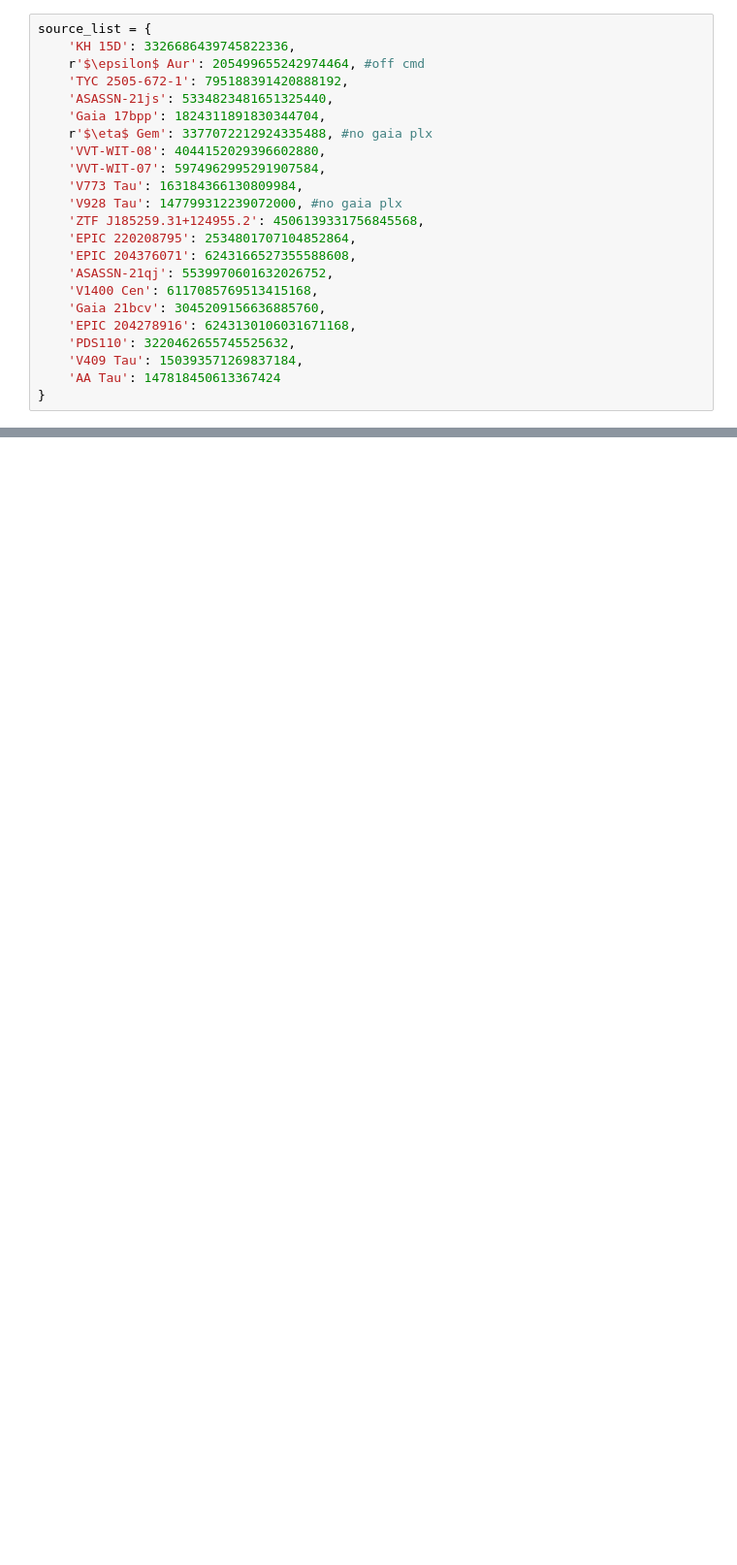
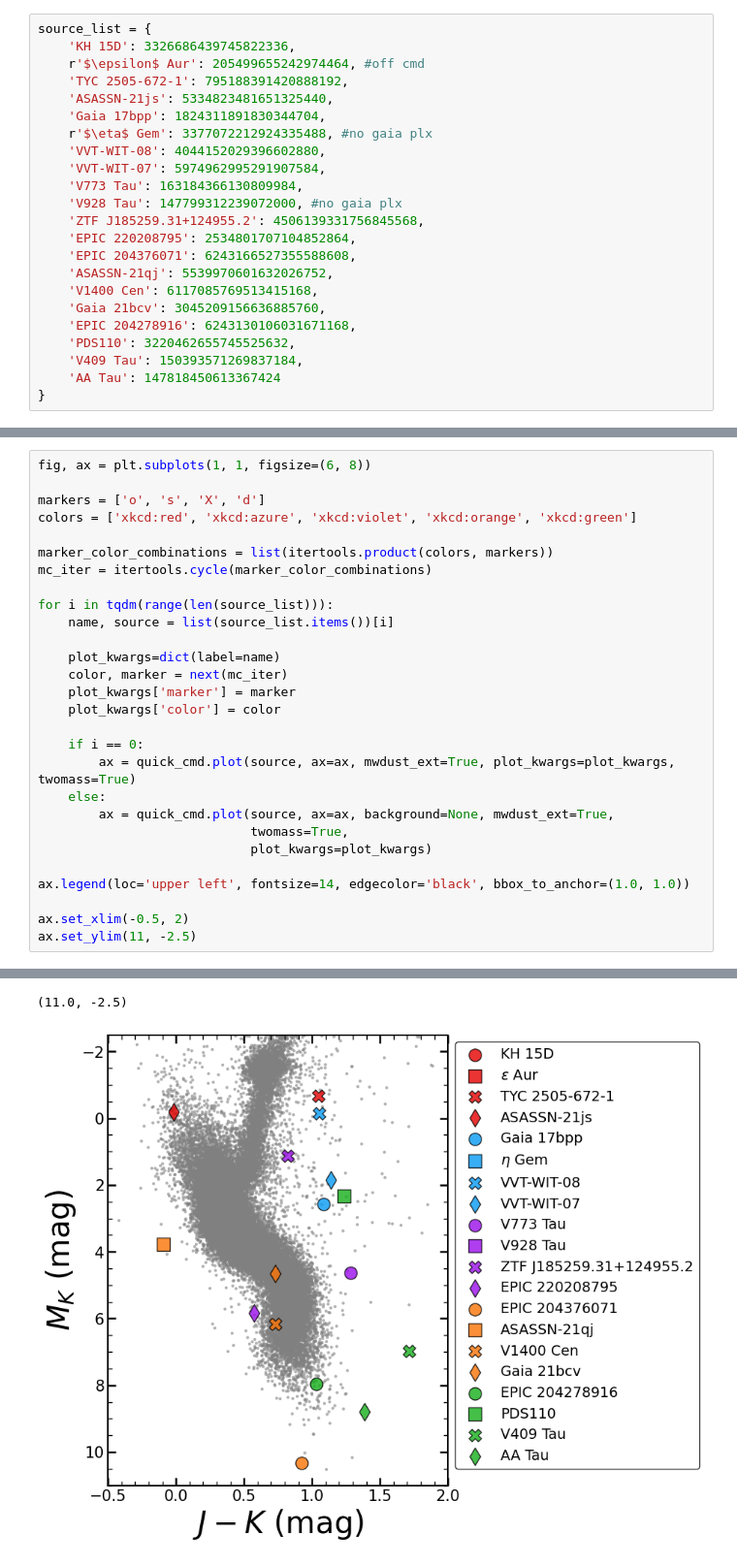
Before and after one commit to dmrowan/binarycmd, a Jupyter notebook: example/24fw_cmd.ipynb, the cells around one changed output, grey strips where cells are left out. Shown: that part at 97% size. Cells and saved outputs as stored; diff of their text form; blank space fills up the shorter version.

Commit message:
updated quick_cmd to use 2mass
additional kwarg for quick cmd
changes to get_extinctions to load in maps as needed
updated random gaia stars to include 2mass mags

```diff
--- a/example/24fw_cmd.ipynb
+++ b/example/24fw_cmd.ipynb
@@ -68,0 +67,29 @@ INFO: loading in combined19 [binarycmd.get_extinctions]
+# %%
+fig, ax = plt.subplots(1, 1, figsize=(6, 8))
+
+markers = ['o', 's', 'X', 'd']
+colors = ['xkcd:red', 'xkcd:azure', 'xkcd:violet', 'xkcd:orange', 'xkcd:green']
+
+marker_color_combinations = list(itertools.product(colors, markers))
+mc_iter = itertools.cycle(marker_color_combinations)
+
+for i in tqdm(range(len(source_list))):
+    name, source = list(source_list.items())[i]
+
+    plot_kwargs=dict(label=name)
+    color, marker = next(mc_iter)
+    plot_kwargs['marker'] = marker
+    plot_kwargs['color'] = color
+
+    if i == 0:
+        ax = quick_cmd.plot(source, ax=ax, mwdust_ext=True, plot_kwargs=plot_kwargs, twomass=True)
+    else:
+        ax = quick_cmd.plot(source, ax=ax, background=None, mwdust_ext=True,
+                            twomass=True,
+                            plot_kwargs=plot_kwargs)
+
+ax.legend(loc='upper left', fontsize=14, edgecolor='black', bbox_to_anchor=(1.0, 1.0))
+
+ax.set_xlim(-0.5, 2)
+ax.set_ylim(11, -2.5)
+# %% [output]
@@ -68,0 +102,2 @@ INFO: loading in combined19 [binarycmd.get_extinctions]
+(11.0, -2.5)
+[figure, added]
```
Also changed, not shown: parts of 3 cells of this notebook, 2 other files.
